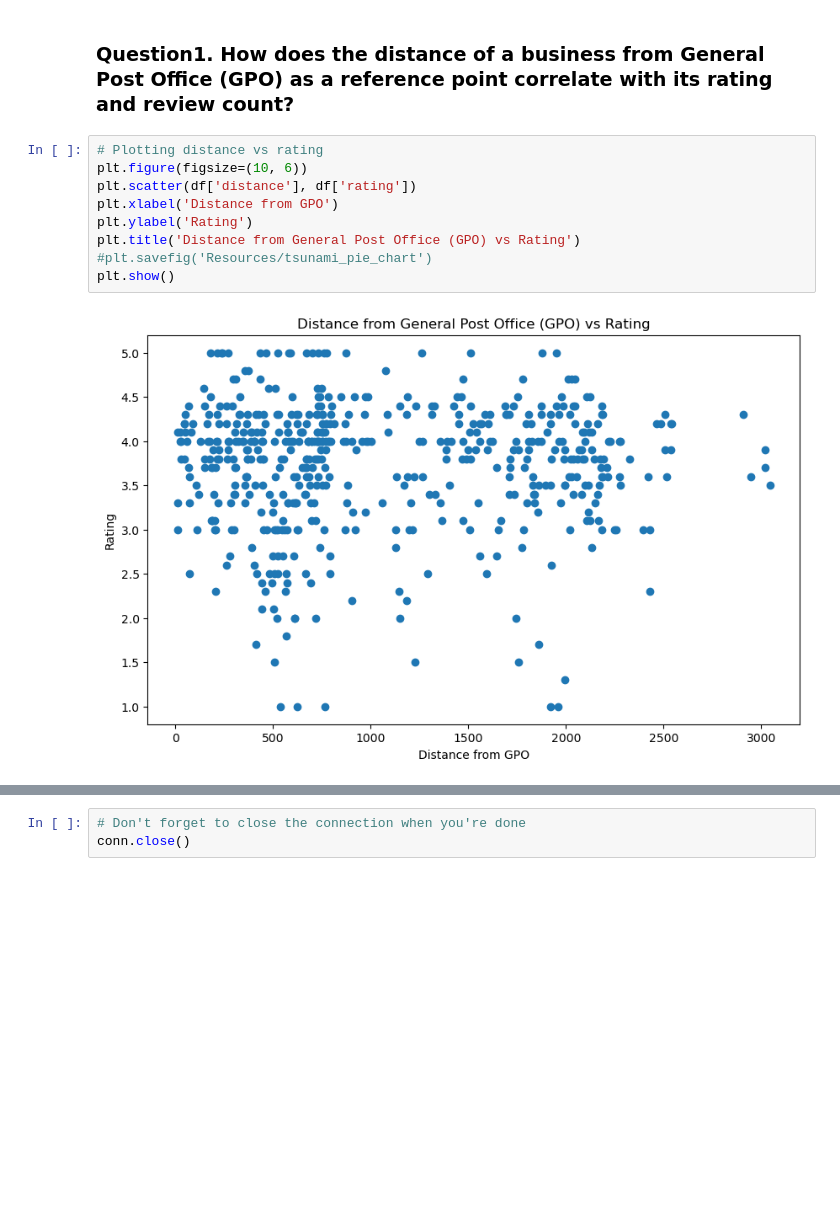
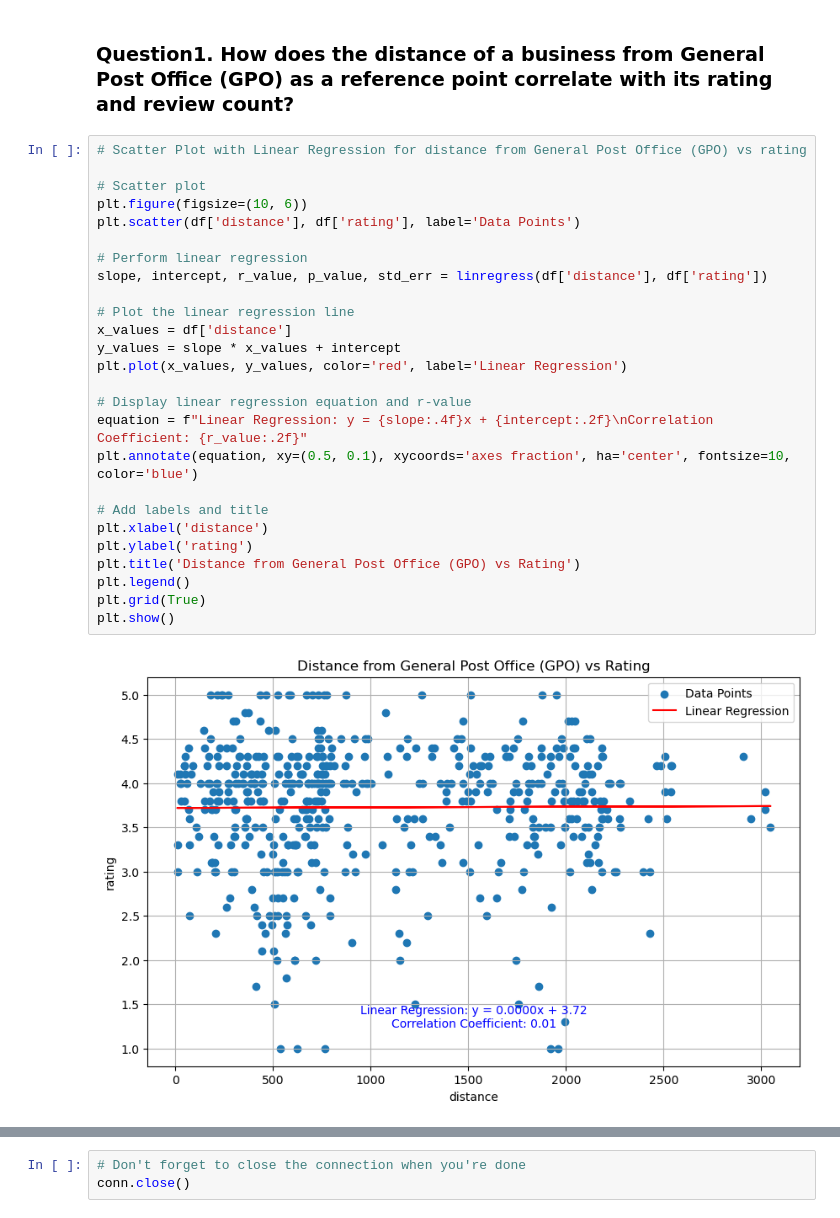
Before and after one commit to Shivabajelan/Perth-Restaurant-Explorer-Mapping-Insights-Analysing-Trends, a Jupyter notebook: database_operation_and_visualisation.ipynb, the cells around one changed output, grey strips where cells are left out. Cells and saved outputs as stored; diff of their text form; blank space fills up the shorter version.

```diff
--- a/database_operation_and_visualisation.ipynb
+++ b/database_operation_and_visualisation.ipynb
@@ -105,13 +58,30 @@ plt.show()
 # %% [markdown]
 ### Question1. 	How does the distance of a business from General Post Office (GPO) as a reference point correlate with its rating and review count?
-# %%
-# Plotting distance vs rating
-plt.figure(figsize=(10, 6))
-plt.scatter(df['distance'], df['rating'])
-plt.xlabel('Distance from GPO')
-plt.ylabel('Rating')
-plt.title('Distance from General Post Office (GPO) vs Rating')
-#plt.savefig('Resources/tsunami_pie_chart')
-plt.show()
-# %% [output]
-[figure, removed]
+# %%
+# Scatter Plot with Linear Regression for distance from General Post Office (GPO) vs rating
+
+# Scatter plot
+plt.figure(figsize=(10, 6))
+plt.scatter(df['distance'], df['rating'], label='Data Points')
+
+# Perform linear regression
+slope, intercept, r_value, p_value, std_err = linregress(df['distance'], df['rating'])
+
+# Plot the linear regression line
+x_values = df['distance']
+y_values = slope * x_values + intercept
+plt.plot(x_values, y_values, color='red', label='Linear Regression')
+
+# Display linear regression equation and r-value
+equation = f"Linear Regression: y = {slope:.4f}x + {intercept:.2f}\nCorrelation Coefficient: {r_value:.2f}"
+plt.annotate(equation, xy=(0.5, 0.1), xycoords='axes fraction', ha='center', fontsize=10, color='blue')
+
+# Add labels and title
+plt.xlabel('distance')
+plt.ylabel('rating')
+plt.title('Distance from General Post Office (GPO) vs Rating')
+plt.legend()
+plt.grid(True)
+plt.show()
+# %% [output]
+[figure, added]
```
Also changed, not shown: parts of 30 cells of this notebook, 2 other files.
